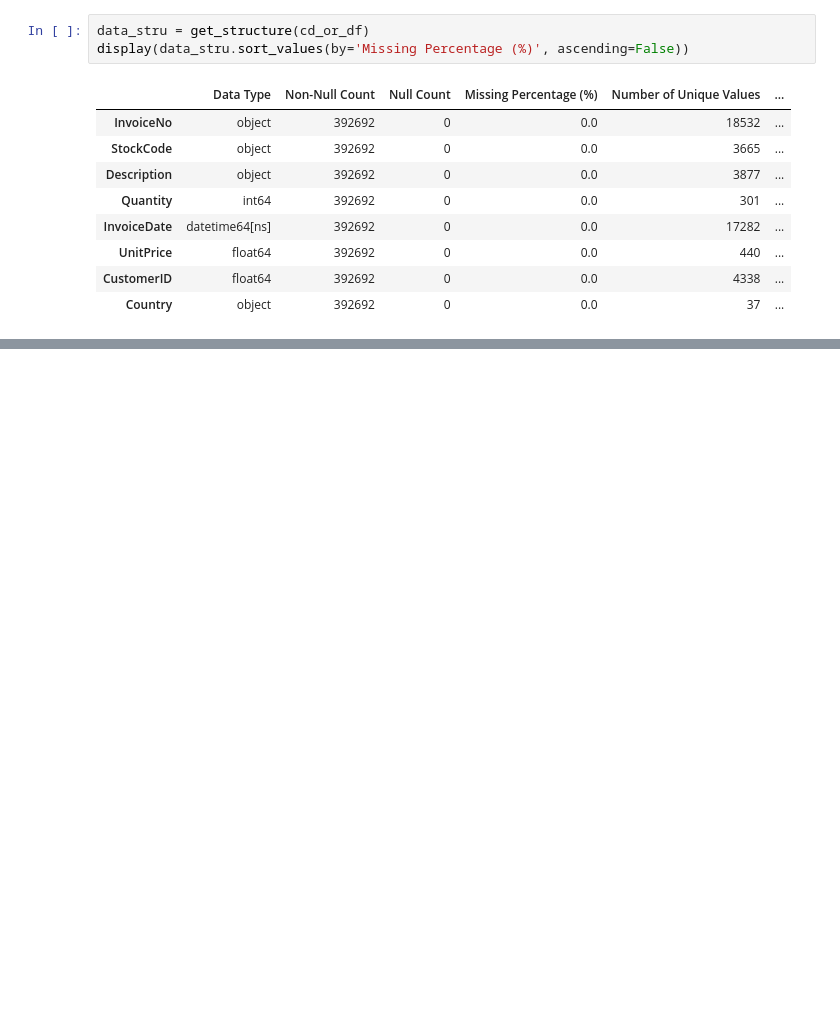
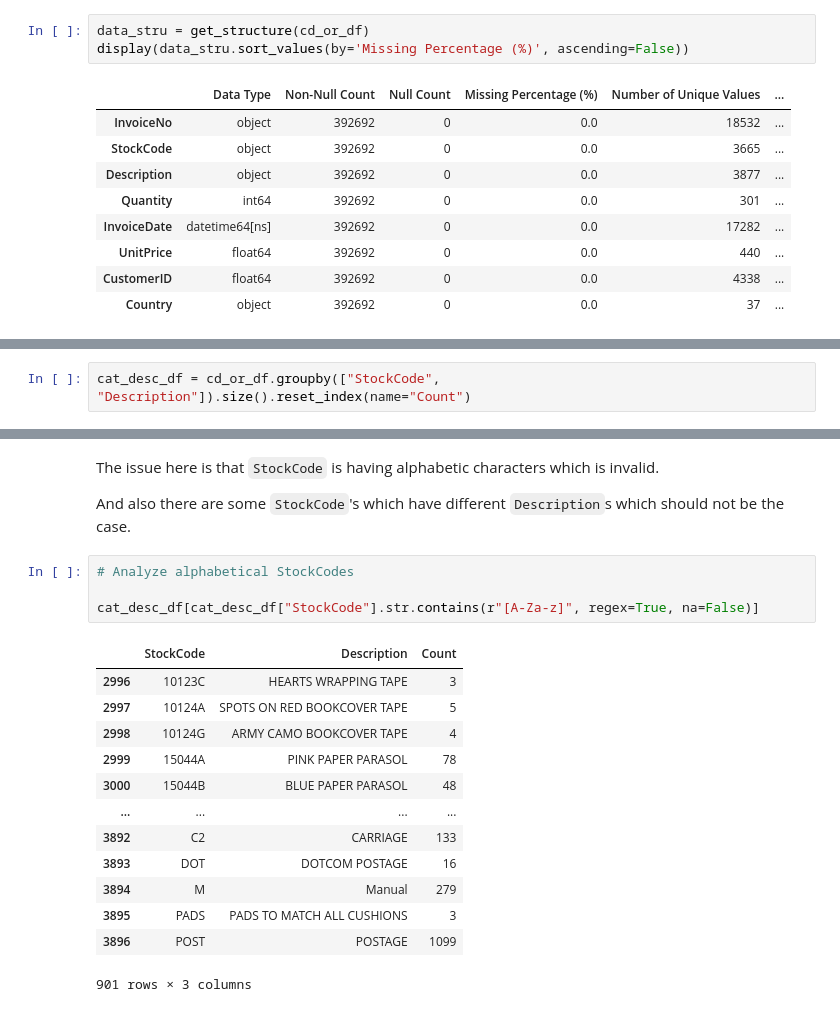
Before and after one commit to bharath03-a/CustomerSegmentationMarketAnalysis, a Jupyter notebook: notebooks/01_customer_segmention_techniques.ipynb, the cells around one changed output, grey strips where cells are left out. Drawn from its saved outputs; the diff is of its cells as text; blank space fills up the shorter version.

```diff
--- a/notebooks/01_customer_segmention_techniques.ipynb
+++ b/notebooks/01_customer_segmention_techniques.ipynb
@@ -213,0 +214,2 @@ Weirdly the total number unique values in `Description` a
+# %%
+cat_desc_df = cd_or_df.groupby(["StockCode", "Description"]).size().reset_index(name="Count")
@@ -213,0 +234,22 @@ Weirdly the total number unique values in `Description` a
+# %% [markdown]
+The issue here is that `StockCode` is having alphabetic characters which is invalid.
+
+And also there are some `StockCode`'s which have different `Description`s which should not be the case.
+# %%
+# Analyze alphabetical StockCodes
+
+cat_desc_df[cat_desc_df["StockCode"].str.contains(r"[A-Za-z]", regex=True, na=False)]
+# %% [output]
+|  | StockCode | Description | Count |
+| 2996 | 10123C | HEARTS WRAPPING TAPE | 3 |
+| 2997 | 10124A | SPOTS ON RED BOOKCOVER TAPE | 5 |
+| 2998 | 10124G | ARMY CAMO BOOKCOVER TAPE | 4 |
+| 2999 | 15044A | PINK PAPER PARASOL | 78 |
+| 3000 | 15044B | BLUE PAPER PARASOL | 48 |
+| ... | ... | ... | ... |
+| 3892 | C2 | CARRIAGE | 133 |
+| 3893 | DOT | DOTCOM POSTAGE | 16 |
+| 3894 | M | Manual | 279 |
+| 3895 | PADS | PADS TO MATCH ALL CUSHIONS | 3 |
+| 3896 | POST | POSTAGE | 1099 |
+901 rows × 3 columns
```
Also changed, not shown: parts of 16 cells of this notebook.
